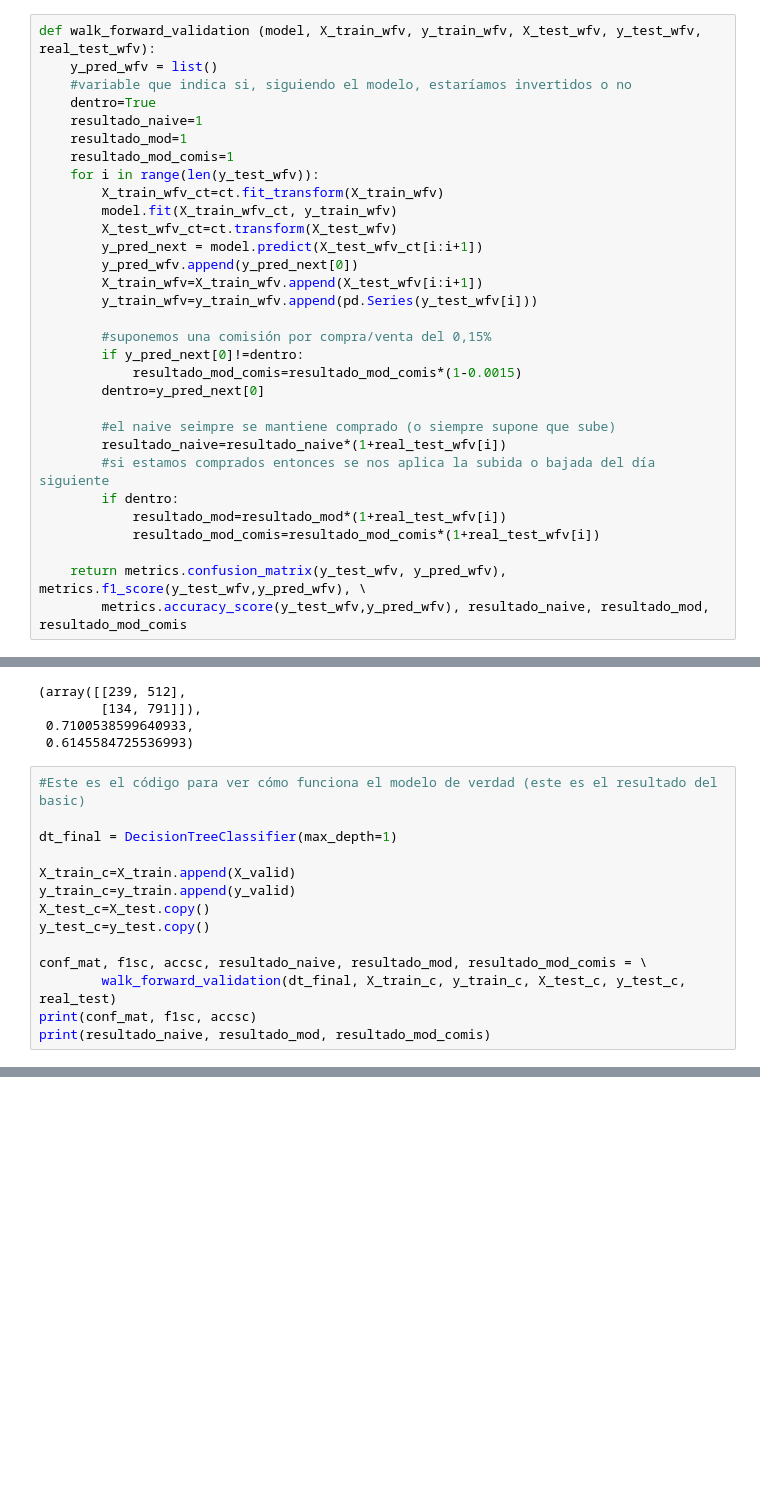
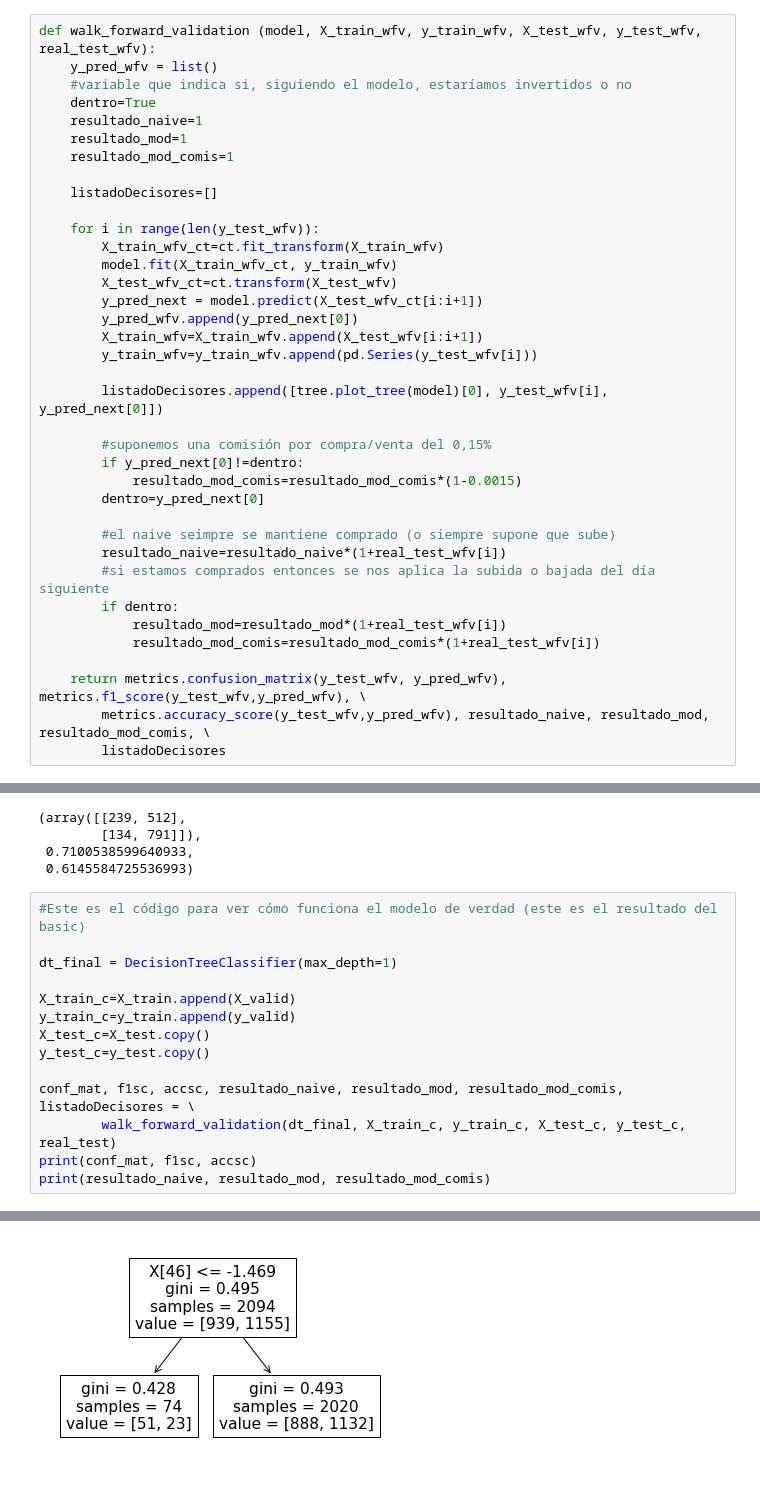
Before and after one commit to jquibla/Crypto_Predictor, a Jupyter notebook: Clasification_models_bitcoin_basic.ipynb, the cells around one changed output, grey strips where cells are left out. Saved outputs shown, nothing was run; the diff lists cells and outputs as text; blank space fills up the shorter version.

```diff
--- a/Clasification_models_bitcoin_basic.ipynb
+++ b/Clasification_models_bitcoin_basic.ipynb
@@ -167,6 +168,9 @@ def walk_forward_validation (model, X_train_wfv, y_train_wfv, X_test_wfv, y_test
     resultado_naive=1
     resultado_mod=1
     resultado_mod_comis=1
+
+    listadoDecisores=[]
+
     for i in range(len(y_test_wfv)):
         X_train_wfv_ct=ct.fit_transform(X_train_wfv)
         model.fit(X_train_wfv_ct, y_train_wfv)
@@ -175,6 +179,8 @@ def walk_forward_validation (model, X_train_wfv, y_train_wfv, X_test_wfv, y_test
         y_pred_wfv.append(y_pred_next[0])
         X_train_wfv=X_train_wfv.append(X_test_wfv[i:i+1])
         y_train_wfv=y_train_wfv.append(pd.Series(y_test_wfv[i]))
+
+        listadoDecisores.append([tree.plot_tree(model)[0], y_test_wfv[i], y_pred_next[0]])
 
         #suponemos una comisión por compra/venta del 0,15%
         if y_pred_next[0]!=dentro:
@@ -189,7 +195,8 @@ def walk_forward_validation (model, X_train_wfv, y_train_wfv, X_test_wfv, y_test
             resultado_mod_comis=resultado_mod_comis*(1+real_test_wfv[i])
 
     return metrics.confusion_matrix(y_test_wfv, y_pred_wfv), metrics.f1_score(y_test_wfv,y_pred_wfv), \
-        metrics.accuracy_score(y_test_wfv,y_pred_wfv), resultado_naive, resultado_mod, resultado_mod_comis
+        metrics.accuracy_score(y_test_wfv,y_pred_wfv), resultado_naive, resultado_mod, resultado_mod_comis, \
+        listadoDecisores
 # %%
 lr = LogisticRegression(penalty='l2', solver='lbfgs', random_state=0)
 
@@ -418,18 +425,19 @@ y_predict=kn.predict(X_train_c)
 # %%
 #Este es el código para ver cómo funciona el modelo de verdad (este es el resultado del basic)
 
 dt_final = DecisionTreeClassifier(max_depth=1)
 
 X_train_c=X_train.append(X_valid)
 y_train_c=y_train.append(y_valid)
 X_test_c=X_test.copy()
 y_test_c=y_test.copy()
 
-conf_mat, f1sc, accsc, resultado_naive, resultado_mod, resultado_mod_comis = \
+conf_mat, f1sc, accsc, resultado_naive, resultado_mod, resultado_mod_comis, listadoDecisores = \
         walk_forward_validation(dt_final, X_train_c, y_train_c, X_test_c, y_test_c, real_test)
 print(conf_mat, f1sc, accsc)
 print(resultado_naive, resultado_mod, resultado_mod_comis)
 # %% [output]
 [[ 11 177]
  [  5 226]] 0.7129337539432176 0.5656324582338902
 3.8420060121748145 5.129345416495867 5.098638520939822
+[figure, added]
```
Also changed, not shown: parts of 5 cells of this notebook.
